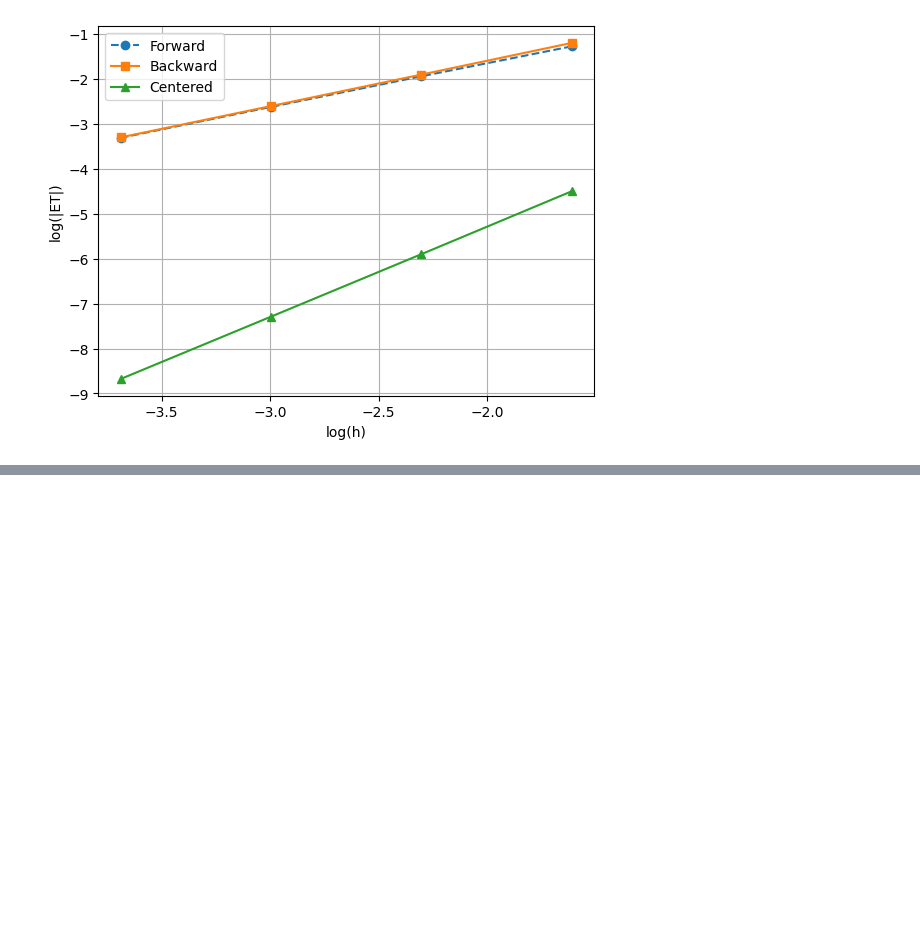
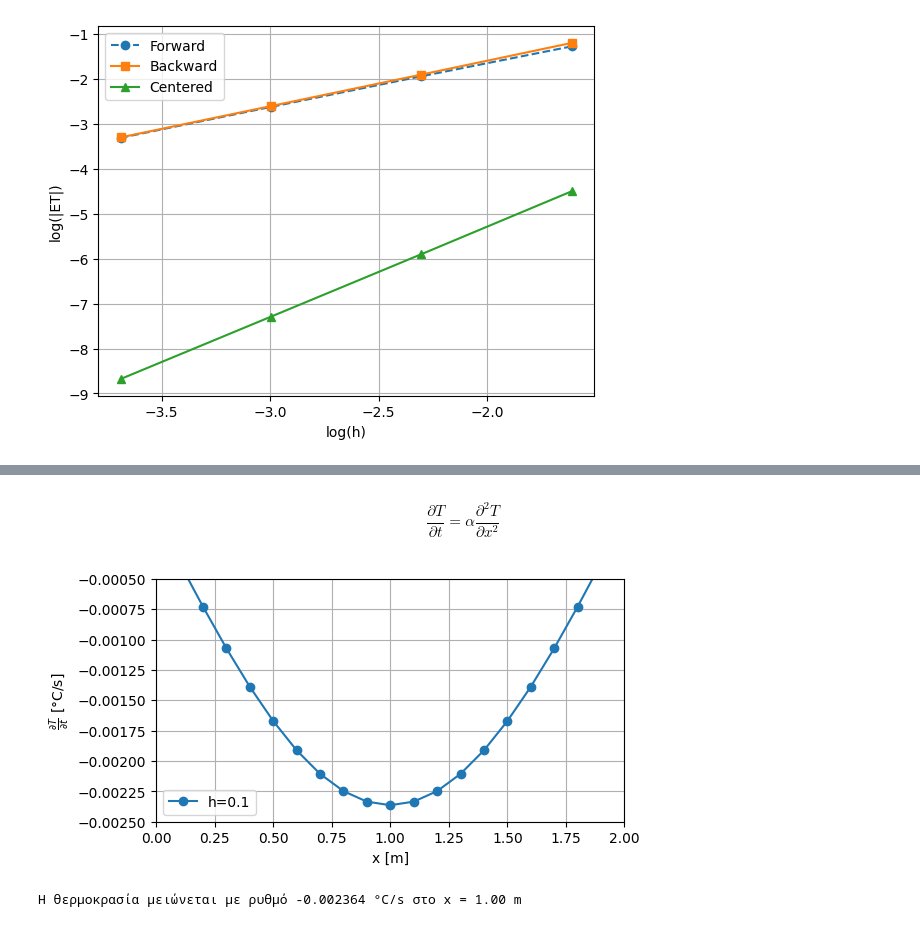
Before and after one commit to costpetrides/Numerical-Methods-GFD, a Jupyter notebook: Νotes/Derivative.ipynb, the cells around one changed output, grey strips where cells are left out. Cells and saved outputs as stored; diff of their text form; code cells hidden in the pictures; blank space fills up the shorter version.

```diff
--- a/Νotes/Derivative.ipynb
+++ b/Νotes/Derivative.ipynb
@@ -154,0 +193,26 @@ plt.show()
+# %% [markdown]
+\begin{equation}
+\frac{\partial T}{\partial t}
+=
+\alpha\frac{\partial^2T}{\partial x^2}
+\end{equation}
+# %%
+# (β)
+a = 1.2e-5  # m²/s
+dT=a* dT2
+
+plt.figure(figsize=(6, 3), layout="constrained")
+plt.plot(x[i], dT, "o-", label="h=0.1")
+plt.grid(True)
+plt.legend()
+plt.xlabel("x [m]")
+plt.ylabel(r"$\frac{\partial T}{\partial t}$ [°C/s]")
+plt.xlim(0, 2)
+plt.ylim(-0.0025,-0.0005)
+plt.show()
+
+j = np.argmin(dT)
+print(f"Η θερμοκρασία μειώνεται με ρυθμό {np.min(dT):.6f} °C/s στο x = {x[i[j]]:.2f} m")
+# %% [output]
+[figure, added]
+Η θερμοκρασία μειώνεται με ρυθμό -0.002364 °C/s στο x = 1.00 m
```
Also changed, not shown: parts of 6 cells of this notebook.
